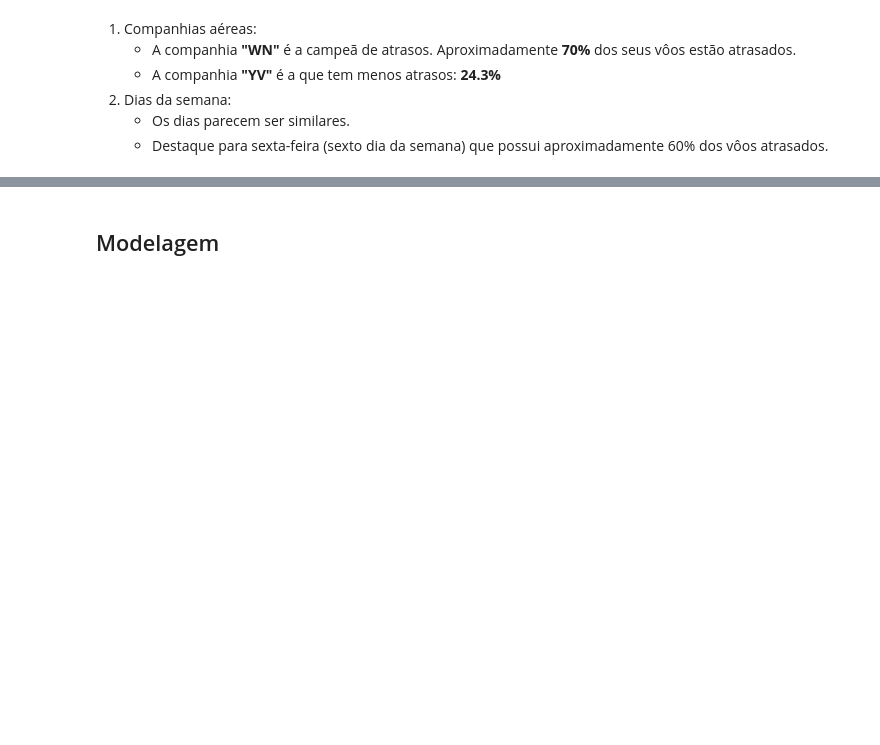
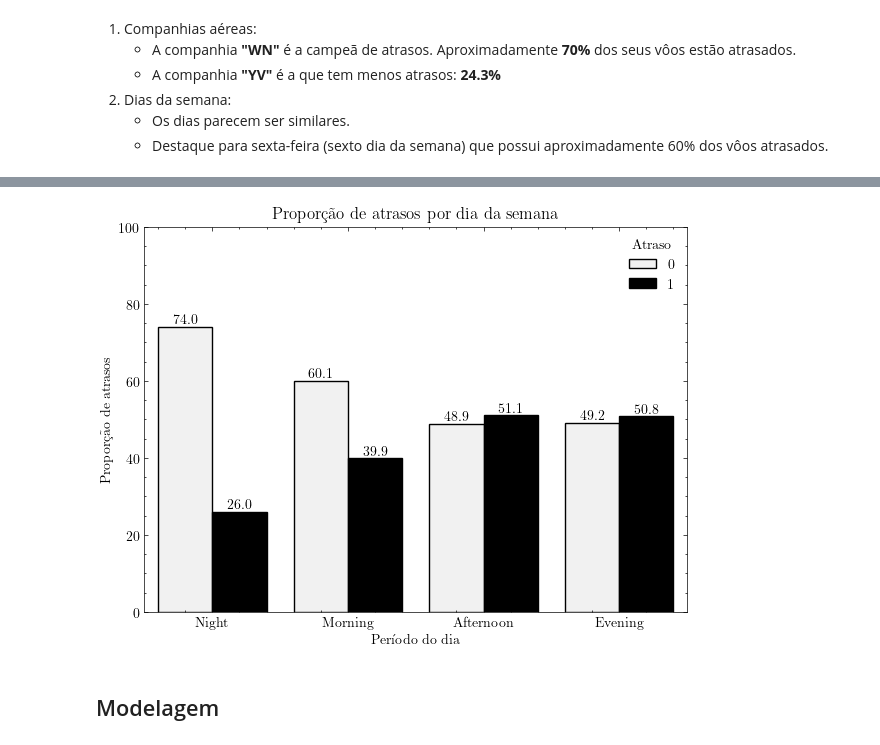
Before and after one commit to matheuscamposmt/airlines-delay, a Jupyter notebook: airlines_delay_notebook.ipynb, the cells around one changed output, grey strips where cells are left out. Saved outputs shown, nothing was run; the diff lists cells and outputs as text; code cells hidden in the pictures; blank space fills up the shorter version.

```diff
--- a/airlines_delay_notebook.ipynb
+++ b/airlines_delay_notebook.ipynb
@@ -159,3 +201,13 @@ plt.show()
+# %%
+plt.figure(figsize=(7,5))
+utils.plot_norm_countplot(airlines, category_col='TimeOfDay', hue_col='Class',
+                          xticks_rotation=0, edgecolor='black', title='Proporção de atrasos por dia da semana', color='black')
+plt.xlabel('Período do dia')
+plt.ylabel('Proporção de atrasos')
+plt.legend(title='Atraso', loc='upper right')
+plt.show()
+# %% [output]
+[figure, added]
 # %% [markdown]
 ## Modelagem
 # %%
```
Also changed, not shown: parts of 22 cells of this notebook, 4 other files.
